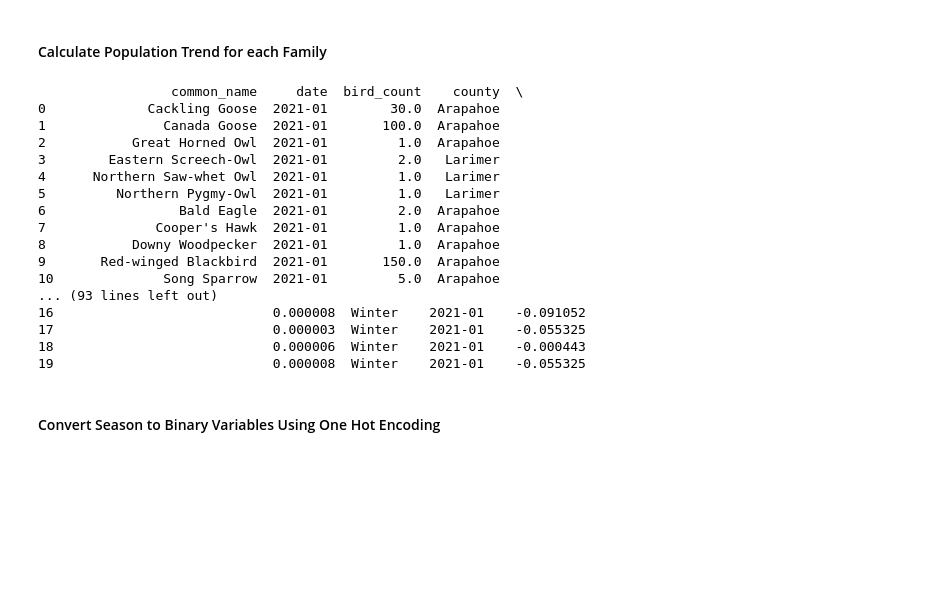
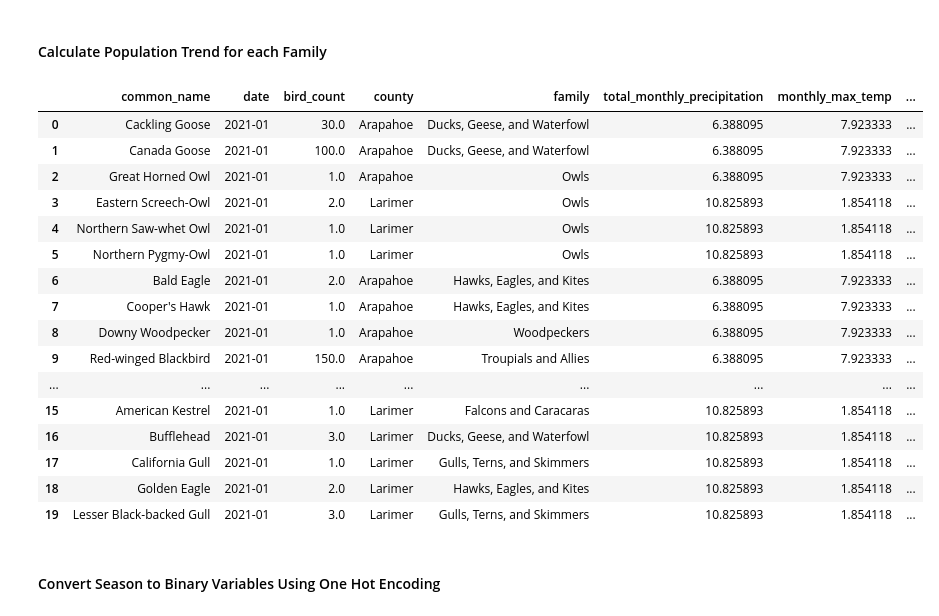
Before and after one commit to Kaxlow/where-the-birds-sing, a Jupyter notebook: src/classification-analysis.ipynb, the cells around one changed output. Drawn from its saved outputs; the diff is of its cells as text; code cells hidden in the pictures; blank space fills up the shorter version.

```diff
--- a/src/classification-analysis.ipynb
+++ b/src/classification-analysis.ipynb
@@ -87,27 +77,27 @@ memory usage: 5.9+ MB
 # %%
 # calculate slope of bird_count per family over entire timeframe and include the slope as a new column in the original DataFrame
 slopes = birdsong_df_family_month.groupby('family')['bird_count'].apply(lambda x: linregress(range(len(x)), x).slope)
 # add slopes to original dataframe
 birdsong_df_month = birdsong_df.merge(slopes.rename('trend_slope'), on='family')
-print(birdsong_df_month.head(20))
+birdsong_df_month.head(20)
 # %% [output]
-                 common_name     date  bird_count    county  \
-0             Cackling Goose  2021-01        30.0  Arapahoe
-1               Canada Goose  2021-01       100.0  Arapahoe
-2           Great Horned Owl  2021-01         1.0  Arapahoe
-3        Eastern Screech-Owl  2021-01         2.0   Larimer
-4      Northern Saw-whet Owl  2021-01         1.0   Larimer
-5         Northern Pygmy-Owl  2021-01         1.0   Larimer
-6                 Bald Eagle  2021-01         2.0  Arapahoe
-7              Cooper's Hawk  2021-01         1.0  Arapahoe
-8           Downy Woodpecker  2021-01         1.0  Arapahoe
-9       Red-winged Blackbird  2021-01       150.0  Arapahoe
-10              Song Sparrow  2021-01         5.0  Arapahoe
-... (93 lines left out)
-16                            0.000008  Winter    2021-01    -0.091052
-17                            0.000003  Winter    2021-01    -0.055325
-18                            0.000006  Winter    2021-01    -0.000443
-19                            0.000008  Winter    2021-01    -0.055325
+|  | common_name | date | bird_count | county | family | total_monthly_precipitation | monthly_max_temp | ... |
+| 0 | Cackling Goose | 2021-01 | 30.0 | Arapahoe | Ducks, Geese, and Waterfowl | 6.388095 | 7.923333 | ... |
+| 1 | Canada Goose | 2021-01 | 100.0 | Arapahoe | Ducks, Geese, and Waterfowl | 6.388095 | 7.923333 | ... |
+| 2 | Great Horned Owl | 2021-01 | 1.0 | Arapahoe | Owls | 6.388095 | 7.923333 | ... |
+| 3 | Eastern Screech-Owl | 2021-01 | 2.0 | Larimer | Owls | 10.825893 | 1.854118 | ... |
+| 4 | Northern Saw-whet Owl | 2021-01 | 1.0 | Larimer | Owls | 10.825893 | 1.854118 | ... |
+| 5 | Northern Pygmy-Owl | 2021-01 | 1.0 | Larimer | Owls | 10.825893 | 1.854118 | ... |
+| 6 | Bald Eagle | 2021-01 | 2.0 | Arapahoe | Hawks, Eagles, and Kites | 6.388095 | 7.923333 | ... |
+| 7 | Cooper's Hawk | 2021-01 | 1.0 | Arapahoe | Hawks, Eagles, and Kites | 6.388095 | 7.923333 | ... |
+| 8 | Downy Woodpecker | 2021-01 | 1.0 | Arapahoe | Woodpeckers | 6.388095 | 7.923333 | ... |
+| 9 | Red-winged Blackbird | 2021-01 | 150.0 | Arapahoe | Troupials and Allies | 6.388095 | 7.923333 | ... |
+| ... | ... | ... | ... | ... | ... | ... | ... | ... |
+| 15 | American Kestrel | 2021-01 | 1.0 | Larimer | Falcons and Caracaras | 10.825893 | 1.854118 | ... |
+| 16 | Bufflehead | 2021-01 | 3.0 | Larimer | Ducks, Geese, and Waterfowl | 10.825893 | 1.854118 | ... |
+| 17 | California Gull | 2021-01 | 1.0 | Larimer | Gulls, Terns, and Skimmers | 10.825893 | 1.854118 | ... |
+| 18 | Golden Eagle | 2021-01 | 2.0 | Larimer | Hawks, Eagles, and Kites | 10.825893 | 1.854118 | ... |
+| 19 | Lesser Black-backed Gull | 2021-01 | 3.0 | Larimer | Gulls, Terns, and Skimmers | 10.825893 | 1.854118 | ... |
 # %% [markdown]
 #### Convert Season to Binary Variables Using One Hot Encoding
 # %%
```
Also changed, not shown: parts of 2 cells of this notebook.
